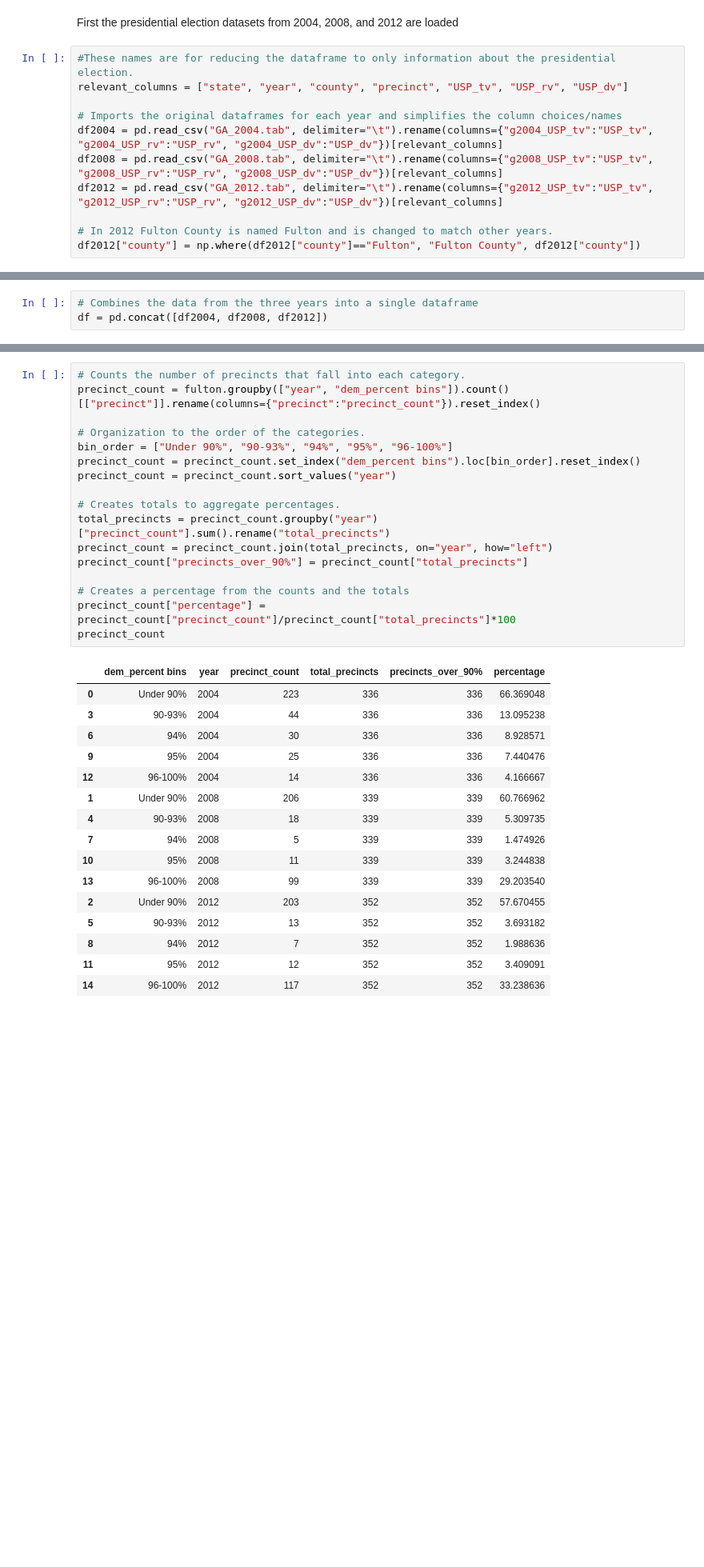
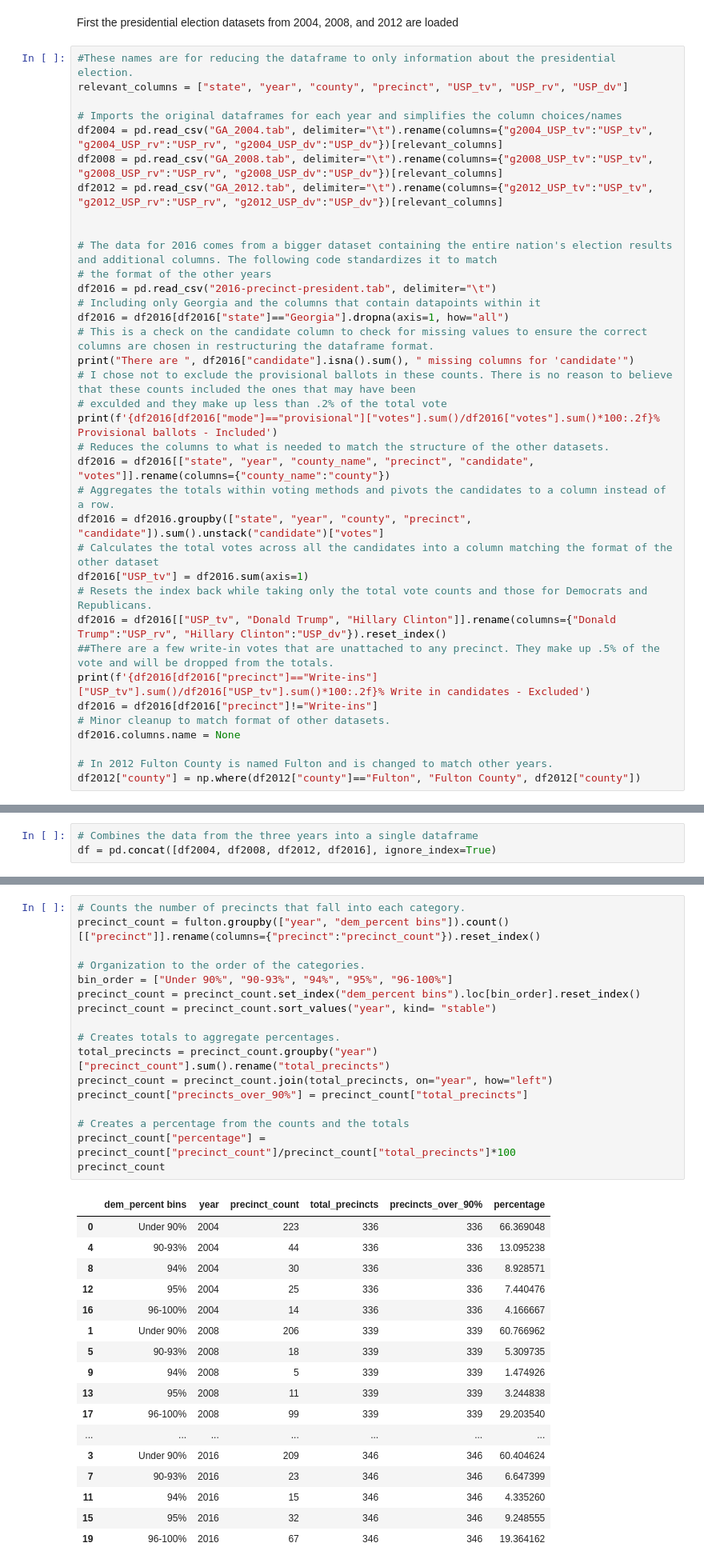
Before and after one commit to coreyryanhanson/misc_information, a Jupyter notebook: 20200104_forgetting_demographics/this_thing_called_demographics.ipynb, the cells around one changed output, grey strips where cells are left out. Shown at 80% size. Saved outputs shown, nothing was run; the diff lists cells and outputs as text; blank space fills up the shorter version.

```diff
--- a/20200104_forgetting_demographics/this_thing_called_demographics.ipynb
+++ b/20200104_forgetting_demographics/this_thing_called_demographics.ipynb
@@ -25,5 +29,30 @@ df2004 = pd.read_csv("GA_2004.tab", delimiter="\t").rename(columns={"g2004_USP_t
 df2008 = pd.read_csv("GA_2008.tab", delimiter="\t").rename(columns={"g2008_USP_tv":"USP_tv", "g2008_USP_rv":"USP_rv", "g2008_USP_dv":"USP_dv"})[relevant_columns]
 df2012 = pd.read_csv("GA_2012.tab", delimiter="\t").rename(columns={"g2012_USP_tv":"USP_tv", "g2012_USP_rv":"USP_rv", "g2012_USP_dv":"USP_dv"})[relevant_columns]
 
+
+# The data for 2016 comes from a bigger dataset containing the entire nation's election results and additional columns. The following code standardizes it to match
+# the format of the other years
+df2016 = pd.read_csv("2016-precinct-president.tab", delimiter="\t")
+# Including only Georgia and the columns that contain datapoints within it
+df2016 = df2016[df2016["state"]=="Georgia"].dropna(axis=1, how="all")
+# This is a check on the candidate column to check for missing values to ensure the correct columns are chosen in restructuring the dataframe format.
+print("There are ", df2016["candidate"].isna().sum(), " missing columns for 'candidate'")
+# I chose not to exclude the provisional ballots in these counts. There is no reason to believe that these counts included the ones that may have been
+# exculded and they make up less than .2% of the total vote
+print(f'{df2016[df2016["mode"]=="provisional"]["votes"].sum()/df2016["votes"].sum()*100:.2f}% Provisional ballots - Included')
+# Reduces the columns to what is needed to match the structure of the other datasets.
+df2016 = df2016[["state", "year", "county_name", "precinct", "candidate", "votes"]].rename(columns={"county_name":"county"})
+# Aggregates the totals within voting methods and pivots the candidates to a column instead of a row.
+df2016 = df2016.groupby(["state", "year", "county", "precinct", "candidate"]).sum().unstack("candidate")["votes"]
+# Calculates the total votes across all the candidates into a column matching the format of the other dataset
+df2016["USP_tv"] = df2016.sum(axis=1)
+# Resets the index back while taking only the total vote counts and those for Democrats and Republicans.
+df2016 = df2016[["USP_tv", "Donald Trump", "Hillary Clinton"]].rename(columns={"Donald Trump":"USP_rv", "Hillary Clinton":"USP_dv"}).reset_index()
+##There are a few write-in votes that are unattached to any precinct. They make up .5% of the vote and will be dropped from the totals.
+print(f'{df2016[df2016["precinct"]=="Write-ins"]["USP_tv"].sum()/df2016["USP_tv"].sum()*100:.2f}% Write in candidates - Excluded')
+df2016 = df2016[df2016["precinct"]!="Write-ins"]
+# Minor cleanup to match format of other datasets.
+df2016.columns.name = None
+
 # In 2012 Fulton County is named Fulton and is changed to match other years.
 df2012["county"] = np.where(df2012["county"]=="Fulton", "Fulton County", df2012["county"])
@@ -30,3 +63,3 @@ df2012["county"] = np.where(df2012["county"]=="Fulton", "Fulton County", df2012[
 # %%
 # Combines the data from the three years into a single dataframe
-df = pd.concat([df2004, df2008, df2012])
+df = pd.concat([df2004, df2008, df2012, df2016], ignore_index=True)
@@ -104,37 +139,38 @@ fulton["over_90%"] = fulton["democratic_percentages"].map(precincts_over_percent
 # %%
 # Counts the number of precincts that fall into each category.
 precinct_count = fulton.groupby(["year", "dem_percent bins"]).count()[["precinct"]].rename(columns={"precinct":"precinct_count"}).reset_index()
 
 # Organization to the order of the categories.
 bin_order = ["Under 90%", "90-93%", "94%", "95%", "96-100%"]
 precinct_count = precinct_count.set_index("dem_percent bins").loc[bin_order].reset_index()
-precinct_count = precinct_count.sort_values("year")
+precinct_count = precinct_count.sort_values("year", kind= "stable")
 
 # Creates totals to aggregate percentages.
 total_precincts = precinct_count.groupby("year")["precinct_count"].sum().rename("total_precincts")
 precinct_count = precinct_count.join(total_precincts, on="year", how="left")
 precinct_count["precincts_over_90%"] = precinct_count["total_precincts"]
 
 # Creates a percentage from the counts and the totals
 precinct_count["percentage"] = precinct_count["precinct_count"]/precinct_count["total_precincts"]*100
 precinct_count
 # %% [output]
 |  | dem_percent bins | year | precinct_count | total_precincts | precincts_over_90% | percentage |
 | 0 | Under 90% | 2004 | 223 | 336 | 336 | 66.369048 |
-| 3 | 90-93% | 2004 | 44 | 336 | 336 | 13.095238 |
-| 6 | 94% | 2004 | 30 | 336 | 336 | 8.928571 |
-| 9 | 95% | 2004 | 25 | 336 | 336 | 7.440476 |
-| 12 | 96-100% | 2004 | 14 | 336 | 336 | 4.166667 |
+| 4 | 90-93% | 2004 | 44 | 336 | 336 | 13.095238 |
+| 8 | 94% | 2004 | 30 | 336 | 336 | 8.928571 |
+| 12 | 95% | 2004 | 25 | 336 | 336 | 7.440476 |
+| 16 | 96-100% | 2004 | 14 | 336 | 336 | 4.166667 |
 | 1 | Under 90% | 2008 | 206 | 339 | 339 | 60.766962 |
-| 4 | 90-93% | 2008 | 18 | 339 | 339 | 5.309735 |
-| 7 | 94% | 2008 | 5 | 339 | 339 | 1.474926 |
-| 10 | 95% | 2008 | 11 | 339 | 339 | 3.244838 |
-| 13 | 96-100% | 2008 | 99 | 339 | 339 | 29.203540 |
-| 2 | Under 90% | 2012 | 203 | 352 | 352 | 57.670455 |
-| 5 | 90-93% | 2012 | 13 | 352 | 352 | 3.693182 |
-| 8 | 94% | 2012 | 7 | 352 | 352 | 1.988636 |
-| 11 | 95% | 2012 | 12 | 352 | 352 | 3.409091 |
-| 14 | 96-100% | 2012 | 117 | 352 | 352 | 33.238636 |
+| 5 | 90-93% | 2008 | 18 | 339 | 339 | 5.309735 |
+| 9 | 94% | 2008 | 5 | 339 | 339 | 1.474926 |
+| 13 | 95% | 2008 | 11 | 339 | 339 | 3.244838 |
+| 17 | 96-100% | 2008 | 99 | 339 | 339 | 29.203540 |
+| ... | ... | ... | ... | ... | ... | ... |
+| 3 | Under 90% | 2016 | 209 | 346 | 346 | 60.404624 |
+| 7 | 90-93% | 2016 | 23 | 346 | 346 | 6.647399 |
+| 11 | 94% | 2016 | 15 | 346 | 346 | 4.335260 |
+| 15 | 95% | 2016 | 32 | 346 | 346 | 9.248555 |
+| 19 | 96-100% | 2016 | 67 | 346 | 346 | 19.364162 |
 # %%
 precincts_over_90 = fulton.groupby(["year", "over_90%"])[["precinct", "USP_dv"]].agg(["count", "sum"]).rename(columns={"precinct":"precinct_count"}).reset_index()
 # %%
```
Also changed, not shown: parts of 10 cells of this notebook.
